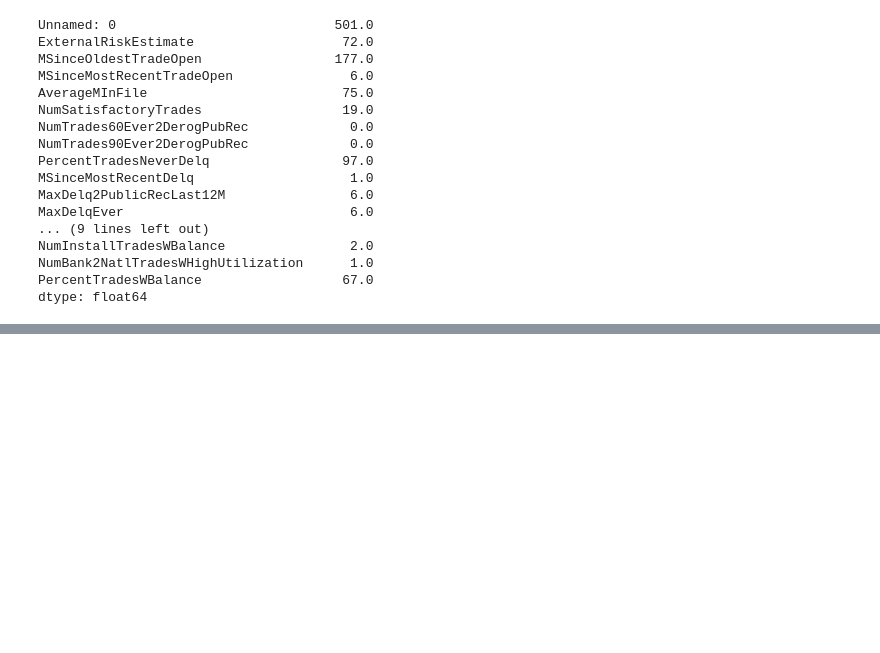
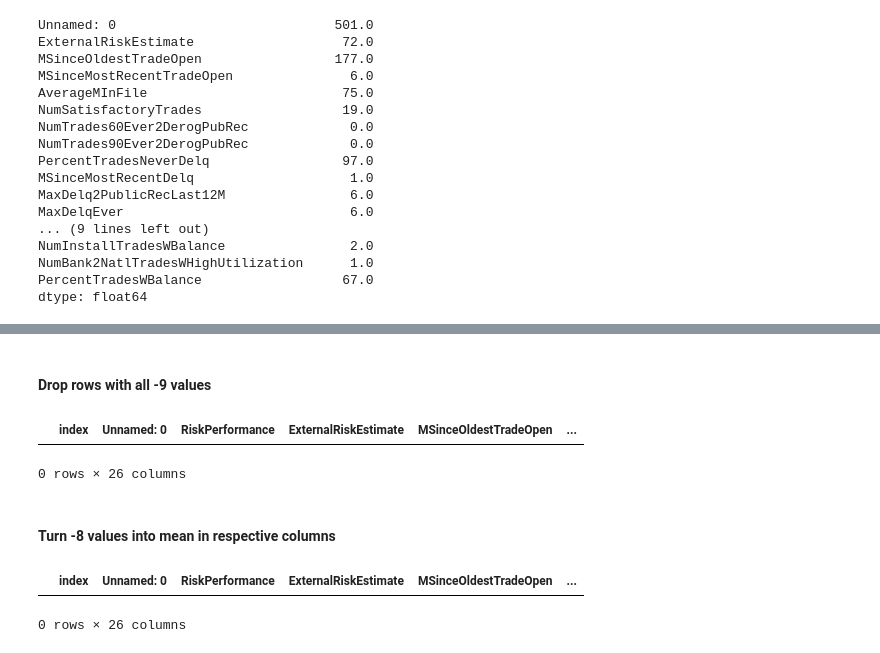
Before and after one commit to AiRcTRL2/dataAnalytics, a Jupyter notebook: Homework1_18206646.ipynb, the cells around one changed output, grey strips where cells are left out. Cells and saved outputs as stored; diff of their text form; code cells hidden in the pictures; blank space fills up the shorter version.

```diff
--- a/Homework1_18206646.ipynb
+++ b/Homework1_18206646.ipynb
@@ -382,0 +428,3 @@ dtype: float64
+# %%
+# find the instances with -7 in MSinceMostRecentDelq and set them to NaN
+ctDataCleaned.loc[ctDataCleaned['MSinceMostRecentDelq'] == -7] = np.nan
@@ -382,0 +452,23 @@ dtype: float64
+# %% [markdown]
+#### Drop rows with all -9 values
+# %%
+# Single line not solid enough, as a single -9 might be present an useful.
+#ctDataCleaned.drop(ctDataCleaned[ctDataCleaned.MSinceMostRecentDelq == -9].index, inplace=True)
+
+# Specify the drop on multiple conditions to ensure only rows that are -9 across will be dropped.
+ctDataCleaned.drop(ctDataCleaned[(ctDataCleaned['MSinceMostRecentDelq'] == -9) &\
+                                 (ctDataCleaned['ExternalRiskEstimate'] == -9) &\
+                                 (ctDataCleaned['MSinceOldestTradeOpen'] == -9) &\
+                                 (ctDataCleaned['MSinceMostRecentTradeOpen'] == -9) &\
+                                 (ctDataCleaned['AverageMInFile'] == -9) &\
+                                 (ctDataCleaned['NumTotalTrades'] == -9) &\
+                                 (ctDataCleaned['NumInqLast6M'] == -9) &\
+                                 (ctDataCleaned['NetFractionRevolvingBurden'] == -9)].index, inplace=True)
+# %%
+# test to make sure they're dropped
+ctDataCleaned[ctDataCleaned.MSinceMostRecentDelq == -9]
+# %% [output]
+|  | index | Unnamed: 0 | RiskPerformance | ExternalRiskEstimate | MSinceOldestTradeOpen | ... |
+0 rows × 26 columns
+# %% [markdown]
+#### Turn -8 values into mean in respective columns
@@ -382,0 +483,6 @@ dtype: float64
+# %%
+# test to make sure they've been updated
+ctDataCleaned[ctDataCleaned.NetFractionInstallBurden == -8]
+# %% [output]
+|  | index | Unnamed: 0 | RiskPerformance | ExternalRiskEstimate | MSinceOldestTradeOpen | ... |
+0 rows × 26 columns
```
Also changed, not shown: parts of 10 cells of this notebook, 4 other files.
